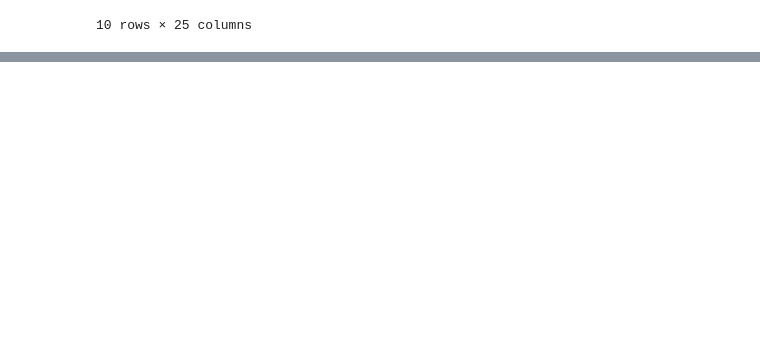
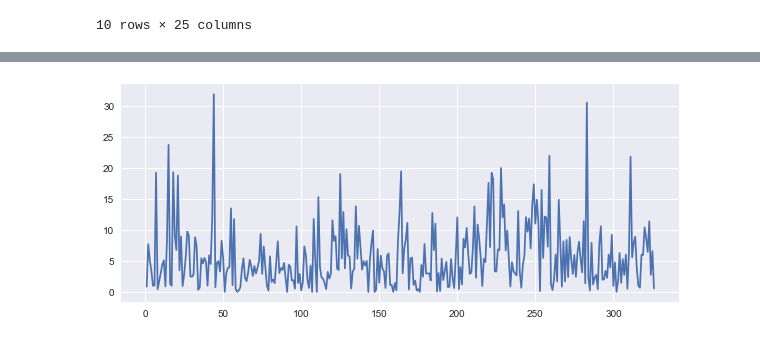
Before and after one commit to andyias/DataCleaning-Projects, a Jupyter notebook: Agricultural_raw_mat.ipynb, the cells around one changed output, grey strips where cells are left out. Saved outputs shown, nothing was run; the diff lists cells and outputs as text; code cells hidden in the pictures; blank space fills up the shorter version.

```diff
--- a/Agricultural_raw_mat.ipynb
+++ b/Agricultural_raw_mat.ipynb
@@ -246,0 +258,5 @@ data.set_index('Month')
+# %%
+data.Copra_perc_Change.plot( figsize = (10,4))
+plt.show()
+# %% [output]
+[figure, added]
```
Also changed, not shown: parts of 43 cells of this notebook, 3 other files.
